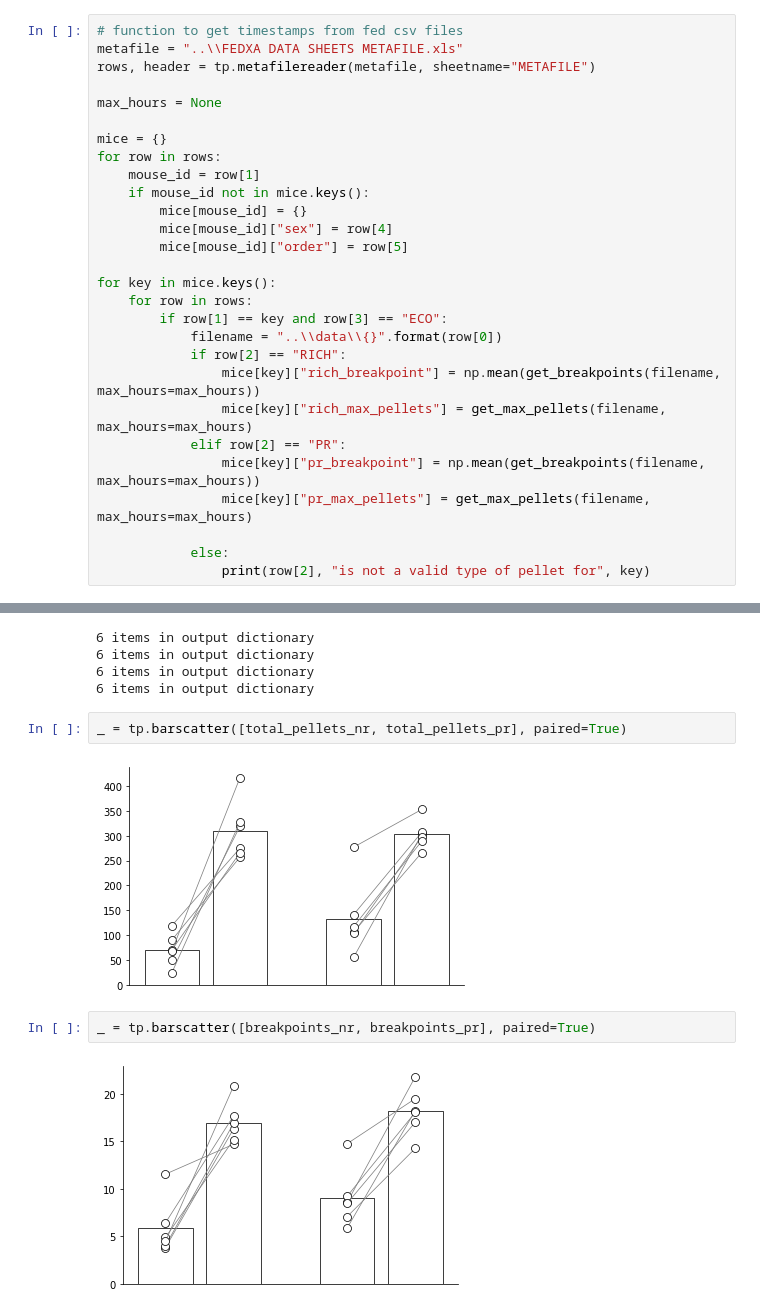
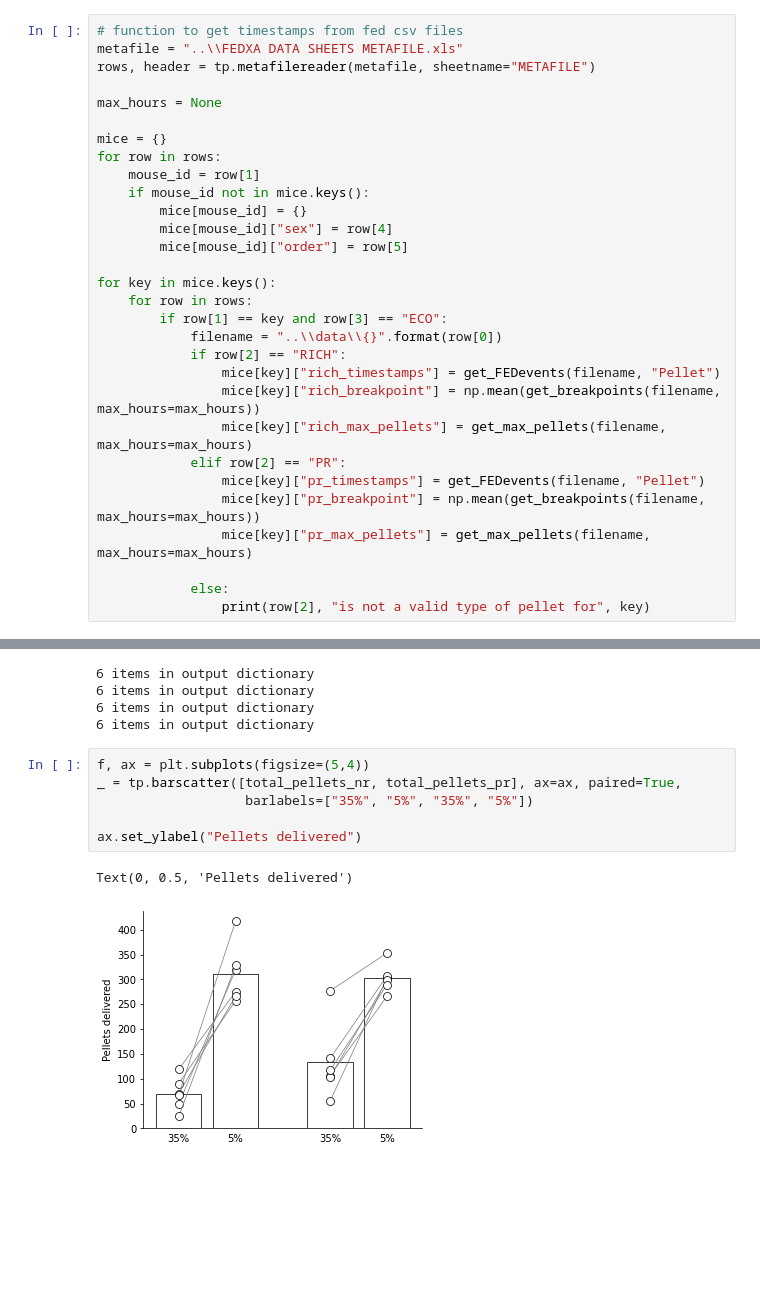
Before and after one commit to Htbibalan/FEDProtein, a Jupyter notebook: notebooks/FED_choice_fx.ipynb, the cells around one changed output, grey strips where cells are left out. Cells and saved outputs as stored; diff of their text form; blank space fills up the shorter version.

```diff
--- a/notebooks/FED_choice_fx.ipynb
+++ b/notebooks/FED_choice_fx.ipynb
@@ -87,9 +88,11 @@ for key in mice.keys():
         if row[1] == key and row[3] == "ECO":
             filename = "..\\data\\{}".format(row[0])
             if row[2] == "RICH":
+                mice[key]["rich_timestamps"] = get_FEDevents(filename, "Pellet")
                 mice[key]["rich_breakpoint"] = np.mean(get_breakpoints(filename, max_hours=max_hours))
                 mice[key]["rich_max_pellets"] = get_max_pellets(filename, max_hours=max_hours)
             elif row[2] == "PR":
+                mice[key]["pr_timestamps"] = get_FEDevents(filename, "Pellet")
                 mice[key]["pr_breakpoint"] = np.mean(get_breakpoints(filename, max_hours=max_hours))
                 mice[key]["pr_max_pellets"] = get_max_pellets(filename, max_hours=max_hours)
 
@@ -125,11 +116,12 @@ total_pellets_pr = get_data_fields(mice_choice, ['rich_max_pellets', 'pr_max_pel
 6 items in output dictionary
 6 items in output dictionary
 6 items in output dictionary
-# %%
-_ = tp.barscatter([total_pellets_nr, total_pellets_pr], paired=True)
-# %% [output]
-[figure, removed]
-# %%
-_ = tp.barscatter([breakpoints_nr, breakpoints_pr], paired=True)
-# %% [output]
-[figure, removed]
+# %%
+f, ax = plt.subplots(figsize=(5,4))
+_ = tp.barscatter([total_pellets_nr, total_pellets_pr], ax=ax, paired=True,
+                   barlabels=["35%", "5%", "35%", "5%"])
+
+ax.set_ylabel("Pellets delivered")
+# %% [output]
+Text(0, 0.5, 'Pellets delivered')
+[figure, added]
```
Also changed, not shown: parts of 3 cells of this notebook.
